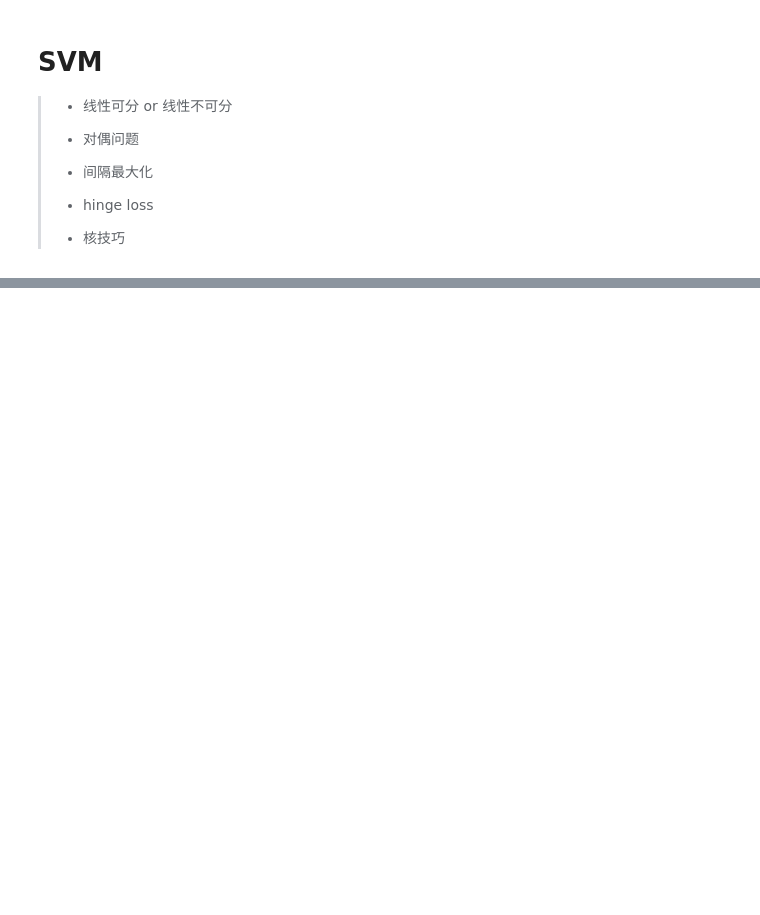
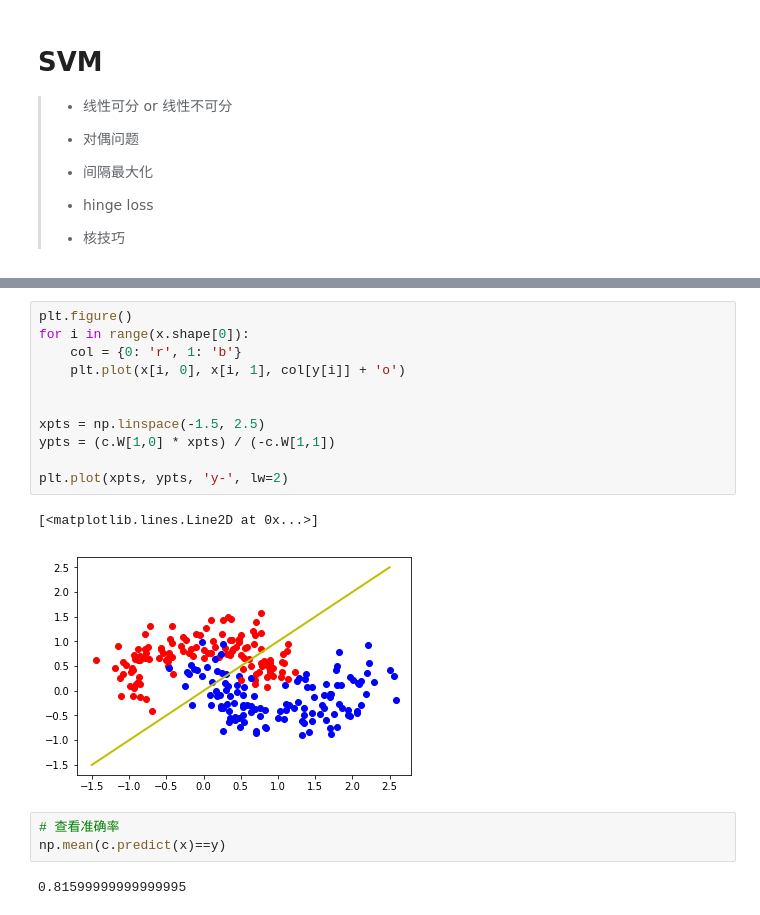
Before and after one commit to BaldrLector/Realization_and_Note_of_Statistical_learning, a Jupyter notebook: Chapter7 SVM/SVM.ipynb, the cells around one changed output, grey strips where cells are left out. Cells and saved outputs as stored; diff of their text form; blank space fills up the shorter version.

```diff
--- a/Chapter7 SVM/SVM.ipynb
+++ b/Chapter7 SVM/SVM.ipynb
@@ -74,0 +132,19 @@ class svm(object):
+# %%
+plt.figure()
+for i in range(x.shape[0]):
+    col = {0: 'r', 1: 'b'}
+    plt.plot(x[i, 0], x[i, 1], col[y[i]] + 'o')
+
+
+xpts = np.linspace(-1.5, 2.5)
+ypts = (c.W[1,0] * xpts) / (-c.W[1,1])
+
+plt.plot(xpts, ypts, 'y-', lw=2)
+# %% [output]
+[<matplotlib.lines.Line2D at 0x...>]
+[figure, added]
+# %%
+# 查看准确率
+np.mean(c.predict(x)==y)
+# %% [output]
+0.81599999999999995
```
Also changed, not shown: parts of 9 cells of this notebook.
